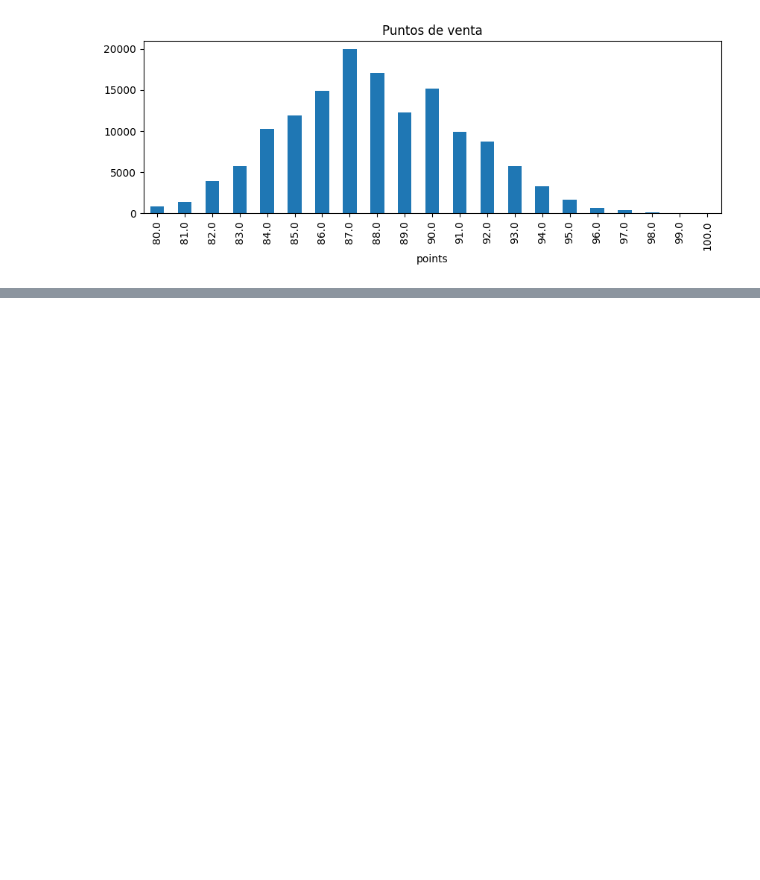
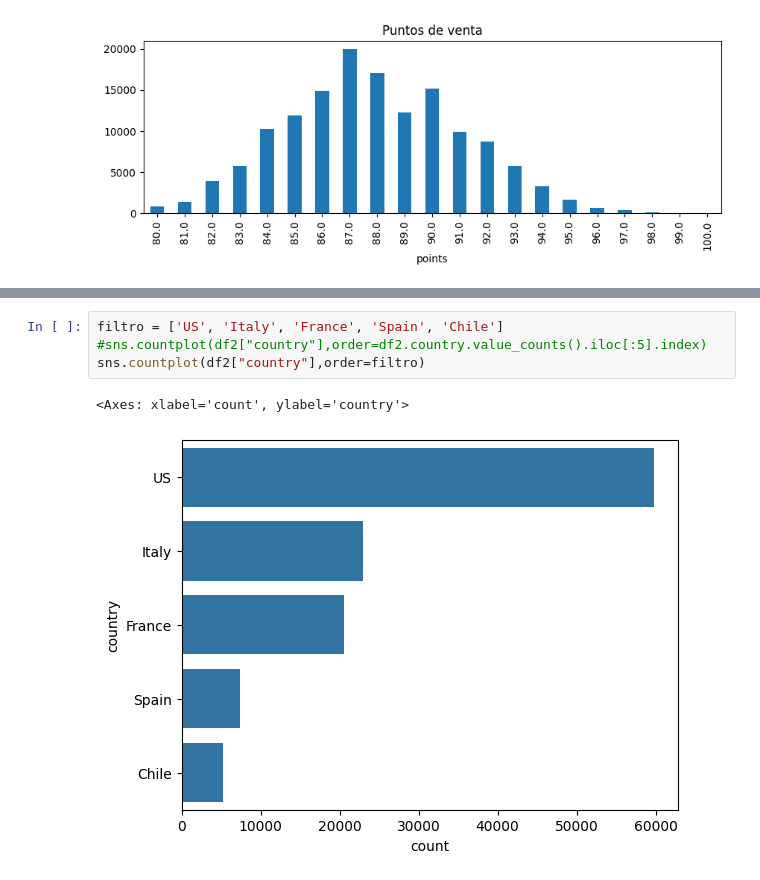
Before and after one commit to andresfkyjas/pad20252_1, a Jupyter notebook: src/clases_ad/clase_4_graficos.ipynb, the cells around one changed output, grey strips where cells are left out. Cells and saved outputs as stored; diff of their text form; blank space fills up the shorter version.

```diff
--- a/src/clases_ad/clase_4_graficos.ipynb
+++ b/src/clases_ad/clase_4_graficos.ipynb
@@ -104,0 +118,7 @@ df2["points"].value_counts().sort_index().plot.bar(figsize=(10,3),fontsize=10,ti
+# %%
+filtro = ['US', 'Italy', 'France', 'Spain', 'Chile']
+#sns.countplot(df2["country"],order=df2.country.value_counts().iloc[:5].index)
+sns.countplot(df2["country"],order=filtro)
+# %% [output]
+<Axes: xlabel='count', ylabel='country'>
+[figure, added]
```
Also changed, not shown: parts of 17 cells of this notebook, 1 other file.
